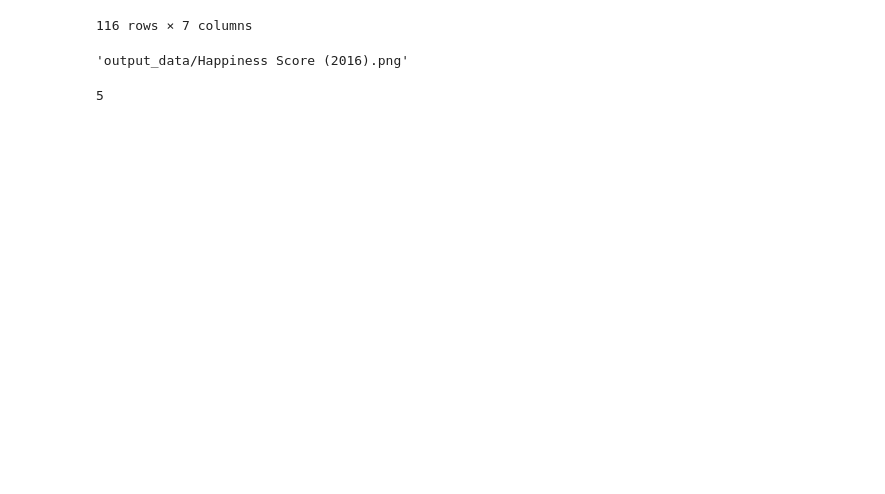
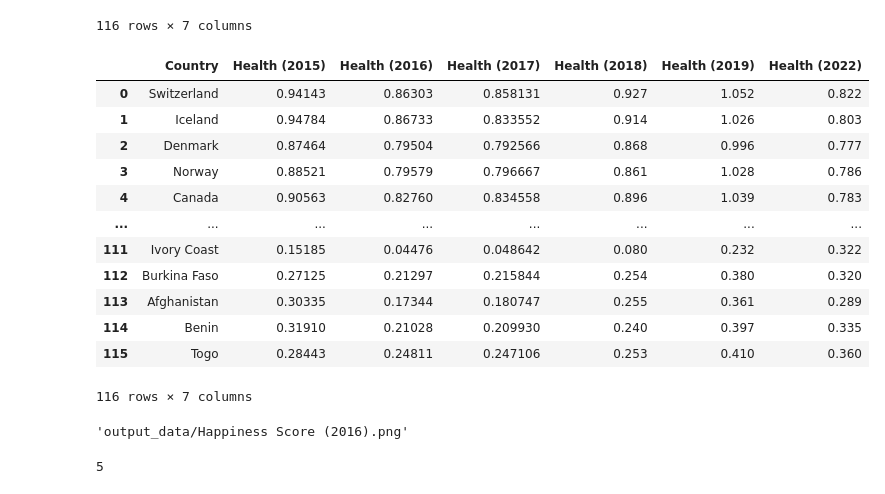
Before and after one commit to tvaughn905/Project-1, a Jupyter notebook: ScatterHealth.ipynb, the cells around one changed output. Saved outputs shown, nothing was run; the diff lists cells and outputs as text; code cells hidden in the pictures; blank space fills up the shorter version.

```diff
--- a/ScatterHealth.ipynb
+++ b/ScatterHealth.ipynb
@@ -87,6 +87,32 @@ happy_data_df
 | 114 | Benin | 3.340 | 3.484 | 3.657 | 4.141 | ... |
 | 115 | Togo | 2.839 | 3.303 | 3.495 | 3.999 | ... |
 116 rows × 7 columns
+# %%
+# Select Health data
+health_data_df = pd.DataFrame(clean_data_df[['Country',
+                                            'Health (2015)',
+                                            'Health (2016)',
+                                            'Health (2017)',
+                                            'Health (2018)',
+                                            'Health (2019)',
+                                            'Health (2022)'
+                                            ]])
+#country_data_df = country_data_df.rename(columns={'Country.1':'Country'})
+health_data_df
+# %% [output]
+|  | Country | Health (2015) | Health (2016) | Health (2017) | Health (2018) | Health (2019) | Health (2022) |
+| 0 | Switzerland | 0.94143 | 0.86303 | 0.858131 | 0.927 | 1.052 | 0.822 |
+| 1 | Iceland | 0.94784 | 0.86733 | 0.833552 | 0.914 | 1.026 | 0.803 |
+| 2 | Denmark | 0.87464 | 0.79504 | 0.792566 | 0.868 | 0.996 | 0.777 |
+| 3 | Norway | 0.88521 | 0.79579 | 0.796667 | 0.861 | 1.028 | 0.786 |
+| 4 | Canada | 0.90563 | 0.82760 | 0.834558 | 0.896 | 1.039 | 0.783 |
+| ... | ... | ... | ... | ... | ... | ... | ... |
+| 111 | Ivory Coast | 0.15185 | 0.04476 | 0.048642 | 0.080 | 0.232 | 0.322 |
+| 112 | Burkina Faso | 0.27125 | 0.21297 | 0.215844 | 0.254 | 0.380 | 0.320 |
+| 113 | Afghanistan | 0.30335 | 0.17344 | 0.180747 | 0.255 | 0.361 | 0.289 |
+| 114 | Benin | 0.31910 | 0.21028 | 0.209930 | 0.240 | 0.397 | 0.335 |
+| 115 | Togo | 0.28443 | 0.24811 | 0.247106 | 0.253 | 0.410 | 0.360 |
+116 rows × 7 columns
 # %%
 # define loop variables
 loop_category = categories[0]
```
Also changed, not shown: parts of 4 cells of this notebook, 4 other files.
